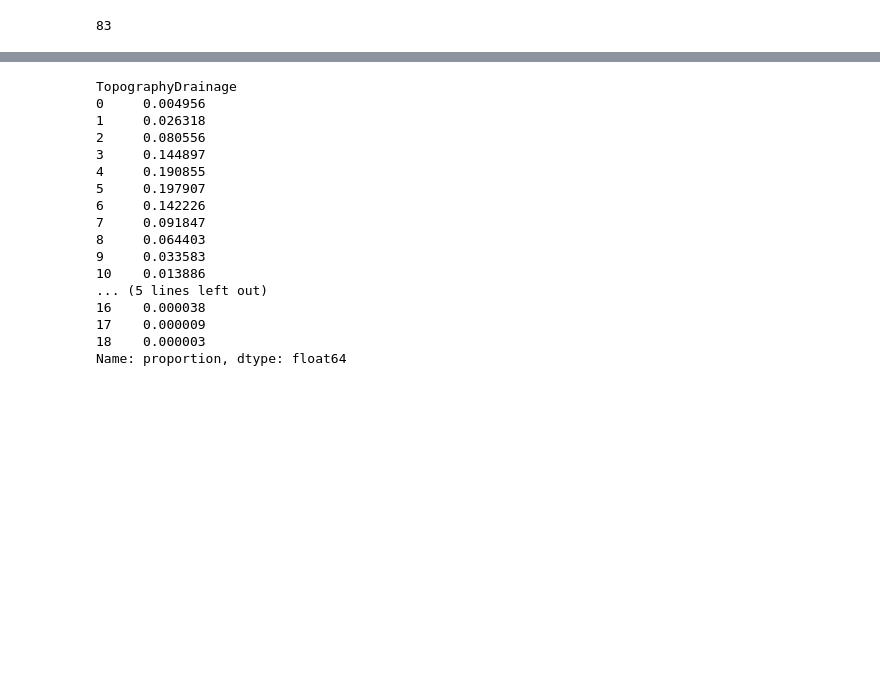
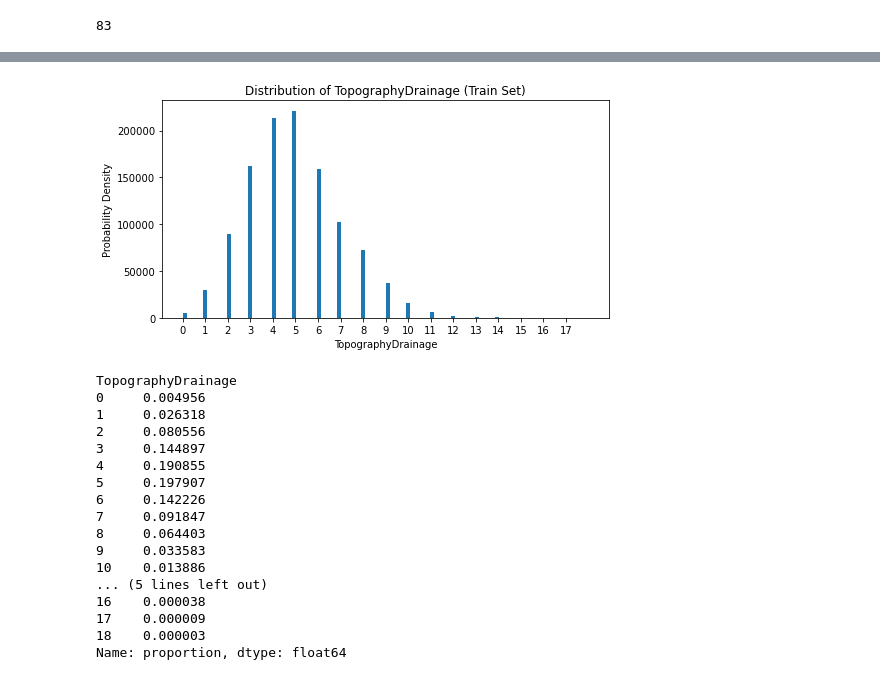
Before and after one commit to bk-anupam/KaggleChallenges, a Jupyter notebook: TABULAR/FLOOD_PREDICTION/flood_pred_eda.ipynb, the cells around one changed output, grey strips where cells are left out. Cells and saved outputs as stored; diff of their text form; code cells hidden in the pictures; blank space fills up the shorter version.

```diff
--- a/TABULAR/FLOOD_PREDICTION/flood_pred_eda.ipynb
+++ b/TABULAR/FLOOD_PREDICTION/flood_pred_eda.ipynb
@@ -122,3 +182,18 @@ plt.show()
+# %%
+# draw histplot for TopographyDrainage
+fig, ax = plt.subplots(figsize=(8, 4))
+ax.hist(df_train['TopographyDrainage'], bins=100)
+# Set x-axis to integer values only
+x_ticks = np.arange(df_train[col].min(), df_train[col].max() + 1, 1)
+ax.set_xticks(x_ticks)
+# Set labels for x and y-axis
+ax.set_xlabel('TopographyDrainage')
+ax.set_ylabel('Probability Density')
+# Add a title (optional)
+ax.set_title('Distribution of TopographyDrainage (Train Set)')
+plt.show()
+# %% [output]
+[figure, added]
 # %%
 all_categories = set(df_train['TopographyDrainage'].unique().tolist() + df_test['TopographyDrainage'].unique().tolist())
 all_categories = list(all_categories)
```
Also changed, not shown: parts of 6 cells of this notebook, 1 other file.
